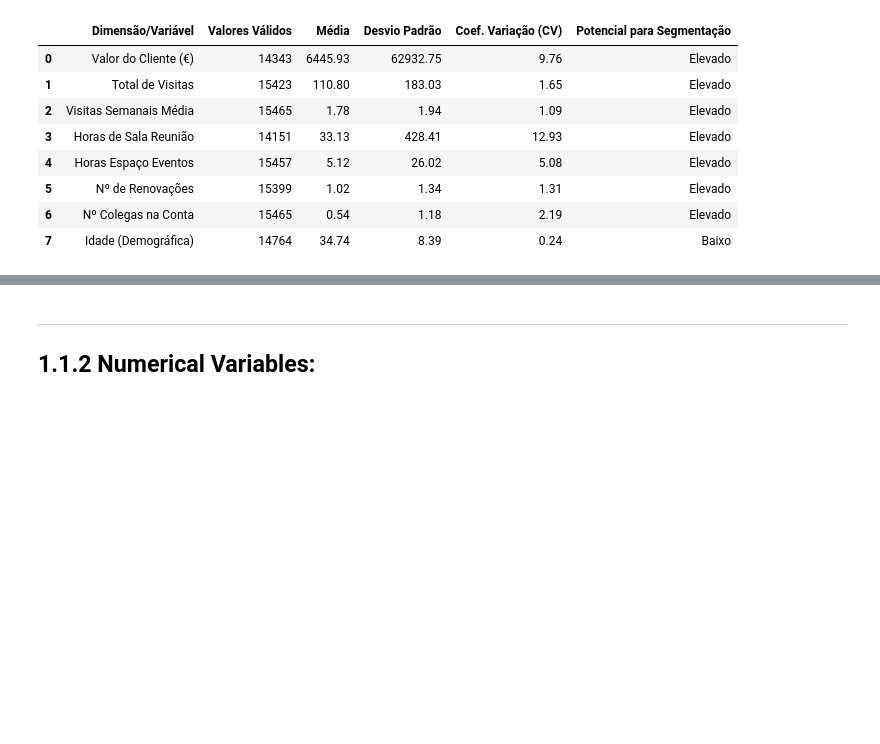
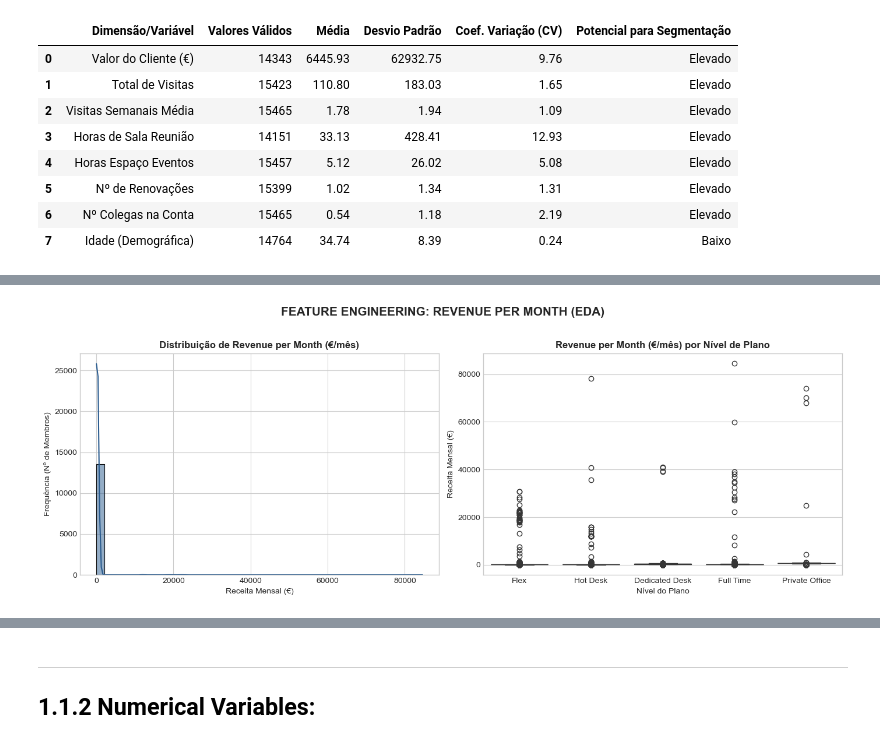
Before and after one commit to Diogosousa03/DM_Grupo18, a Jupyter notebook: notebooks/Group18_EDA_Code.ipynb, the cells around one changed output, grey strips where cells are left out. Saved outputs shown, nothing was run; the diff lists cells and outputs as text; code cells hidden in the pictures; blank space fills up the shorter version.

```diff
--- a/notebooks/Group18_EDA_Code.ipynb
+++ b/notebooks/Group18_EDA_Code.ipynb
@@ -863,0 +948,83 @@ display(df_seg_summary)
+# %%
+# Configuração visual do Seaborn/Matplotlib
+plt.style.use('seaborn-v0_8-whitegrid')
+
+# -------------------------------------------------------------------------
+# 1. CÓPIA TEMPORÁRIA DE TRABALHO (EDA / FEATURE ENGINEERING)
+# -------------------------------------------------------------------------
+df_eda = df.copy()
+
+# A. Tratar LTV temporariamente em memória
+df_eda['lifetime_value_clean'] = pd.to_numeric(
+    df_eda['lifetime_value'].astype(str).str.replace(r'[^\d.-]', '', regex=True),
+    errors='coerce'
+)
+df_eda.loc[df_eda['lifetime_value_clean'] < 0, 'lifetime_value_clean'] = np.nan
+
+# B. Re-calcular a Tenure temporária em Meses
+df_eda['m_start'] = pd.to_datetime(df_eda['membership_start'], errors='coerce')
+extraction_date = pd.to_datetime(df_eda['last_badge_swipe'], errors='coerce').max()
+
+m_end_raw = df_eda['membership_end'].astype(str)
+is_open_ended = (m_end_raw == '1970-01-01') | df_eda['membership_end'].isna()
+
+df_eda['m_end_cleaned'] = pd.to_datetime(df_eda['membership_end'], errors='coerce')
+df_eda.loc[is_open_ended, 'm_end_cleaned'] = extraction_date
+
+df_eda['tenure_days'] = (df_eda['m_end_cleaned'] - df_eda['m_start']).dt.days
+df_eda.loc[df_eda['tenure_days'] < 0, 'tenure_days'] = np.nan
+
+# Converter para Meses (1 mês = 30.4375 dias)
+df_eda['tenure_months'] = (df_eda['tenure_days'] / 30.4375).round(2)
+df_eda.loc[df_eda['tenure_months'] <= 0, 'tenure_months'] = np.nan
+
+# -------------------------------------------------------------------------
+# 2. CÁLCULO DA FEATURE: REVENUE PER MONTH
+# -------------------------------------------------------------------------
+df_eda['revenue_per_month'] = (df_eda['lifetime_value_clean'] / df_eda['tenure_months']).round(2)
+
+# Mapear planos para ordenação visual
+plan_map = {
+    'flex': 'Flex', 'hot_desk': 'Hot Desk', 'hot desk': 'Hot Desk', 'hotdesk': 'Hot Desk',
+    'dedicated_desk': 'Dedicated Desk', 'dedicated desk': 'Dedicated Desk', 'dedicateddesk': 'Dedicated Desk',
+    'full_time': 'Full Time', 'fulltime': 'Full Time', 'full time': 'Full Time',
+    'private_office': 'Private Office', 'private office': 'Private Office', 'privateoffice': 'Private Office'
+}
+df_eda['plan_clean'] = df_eda['plan_tier'].astype(str).str.strip().str.lower().map(plan_map).fillna(df_eda['plan_tier'])
+
+# -------------------------------------------------------------------------
+# 3. PAINEL DE VISUALIZAÇÃO GRÁFICA
+# -------------------------------------------------------------------------
+fig, axes = plt.subplots(1, 2, figsize=(14, 5))
+
+# Distribuição da Receita Mensal (Histrograma)
+sns.histplot(df_eda['revenue_per_month'].dropna(), kde=True, ax=axes[0], color='#2b5c8f', bins=40)
+axes[0].set_title('Distribuição de Revenue per Month (€/mês)', fontsize=12, fontweight='bold')
+axes[0].set_xlabel('Receita Mensal (€)')
+axes[0].set_ylabel('Frequência (Nº de Membros)')
+
+# Boxplot por Nível de Plano
+sns.boxplot(data=df_eda, x='plan_clean', y='revenue_per_month', ax=axes[1], palette='Blues_r',
+            order=['Flex', 'Hot Desk', 'Dedicated Desk', 'Full Time', 'Private Office'])
+axes[1].set_title('Revenue per Month (€/mês) por Nível de Plano', fontsize=12, fontweight='bold')
+axes[1].set_xlabel('Nível do Plano')
+axes[1].set_ylabel('Receita Mensal (€)')
+
+plt.suptitle('FEATURE ENGINEERING: REVENUE PER MONTH (EDA)', fontsize=15, fontweight='bold', y=1.02)
+plt.tight_layout()
+plt.show()
+
+# -------------------------------------------------------------------------
+# 4. TABELA DE RESUMO ESTATÍSTICO POR PLANO
+# -------------------------------------------------------------------------
+rev_by_plan = df_eda.groupby('plan_clean')['revenue_per_month'].agg(
+    total_membros='count',
+    mediana_eur='median',
+    media_eur='mean',
+    desvio_padrao='std',
+    maximo_eur='max'
+).round(2).reindex(['Flex', 'Hot Desk', 'Dedicated Desk', 'Full Time', 'Private Office'])
+
+print("=== TABELA RESUMO: RECEITA MENSAL POR PLANO ===")
+display(rev_by_plan)
+# %% [output]
@@ -863,0 +1034 @@ display(df_seg_summary)
+[figure, added]
```
Also changed, not shown: parts of 22 cells of this notebook.
